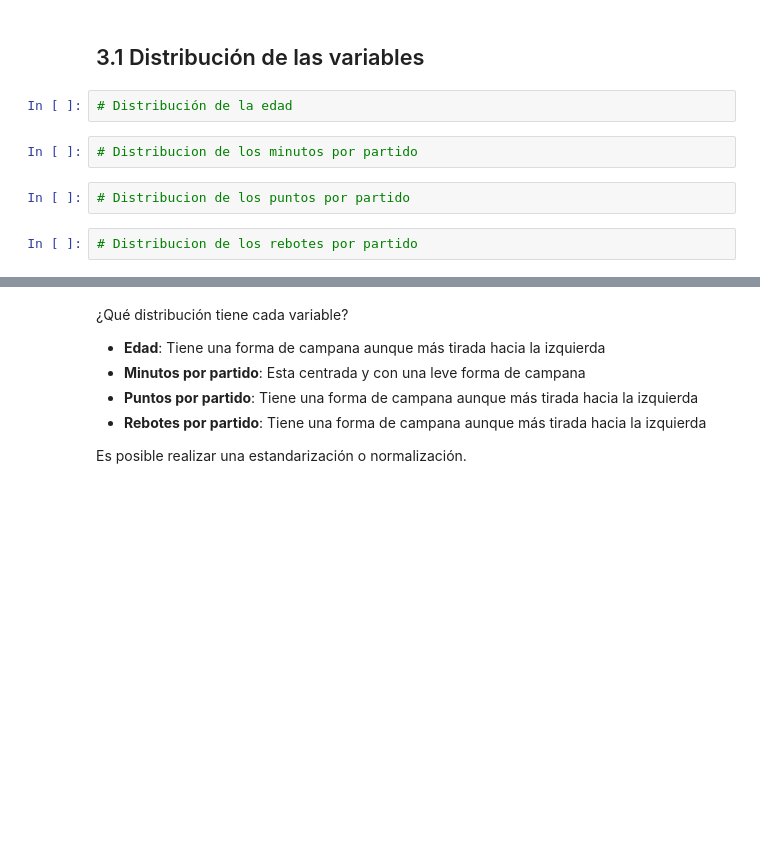
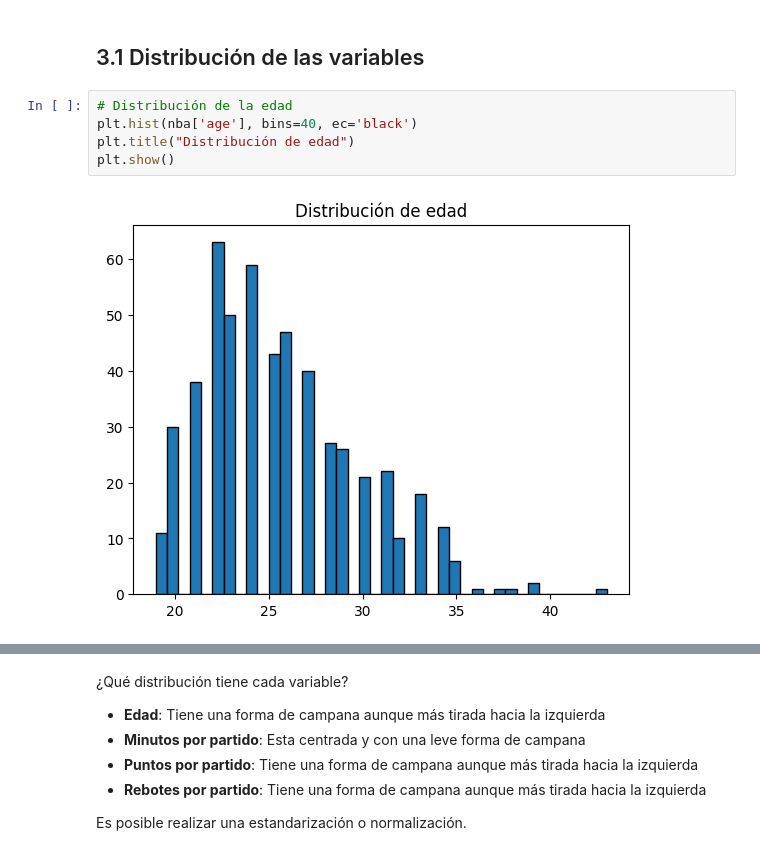
Before and after one commit to carlos1680/CPEDS, a Jupyter notebook: modulo3_DataWrangling/Clase 6 - Escalamiento/escalamiento_practica individual - vacia.ipynb, the cells around one changed output, grey strips where cells are left out. Drawn from its saved outputs; the diff is of its cells as text; blank space fills up the shorter version.

```diff
--- a/modulo3_DataWrangling/Clase 6 - Escalamiento/escalamiento_practica individual - vacia.ipynb
+++ b/modulo3_DataWrangling/Clase 6 - Escalamiento/escalamiento_practica individual - vacia.ipynb
@@ -86,11 +99,10 @@ Como ya vimos, al tener distintas unidades de medida va a ser necesario realizar
 Para poder decidir qué método nos conviene utilizar debemos ver la distribución de las variables
 # %% [markdown]
 ## 3.1 Distribución de las variables
-# %%
-# Distribución de la edad
-# %%
-# Distribucion de los minutos por partido
-# %%
-# Distribucion de los puntos por partido
-# %%
-# Distribucion de los rebotes por partido
+# %%
+# Distribución de la edad
+plt.hist(nba['age'], bins=40, ec='black')
+plt.title("Distribución de edad")
+plt.show()
+# %% [output]
+[figure, added]
```
Also changed, not shown: parts of 23 cells of this notebook, 2 other files.
